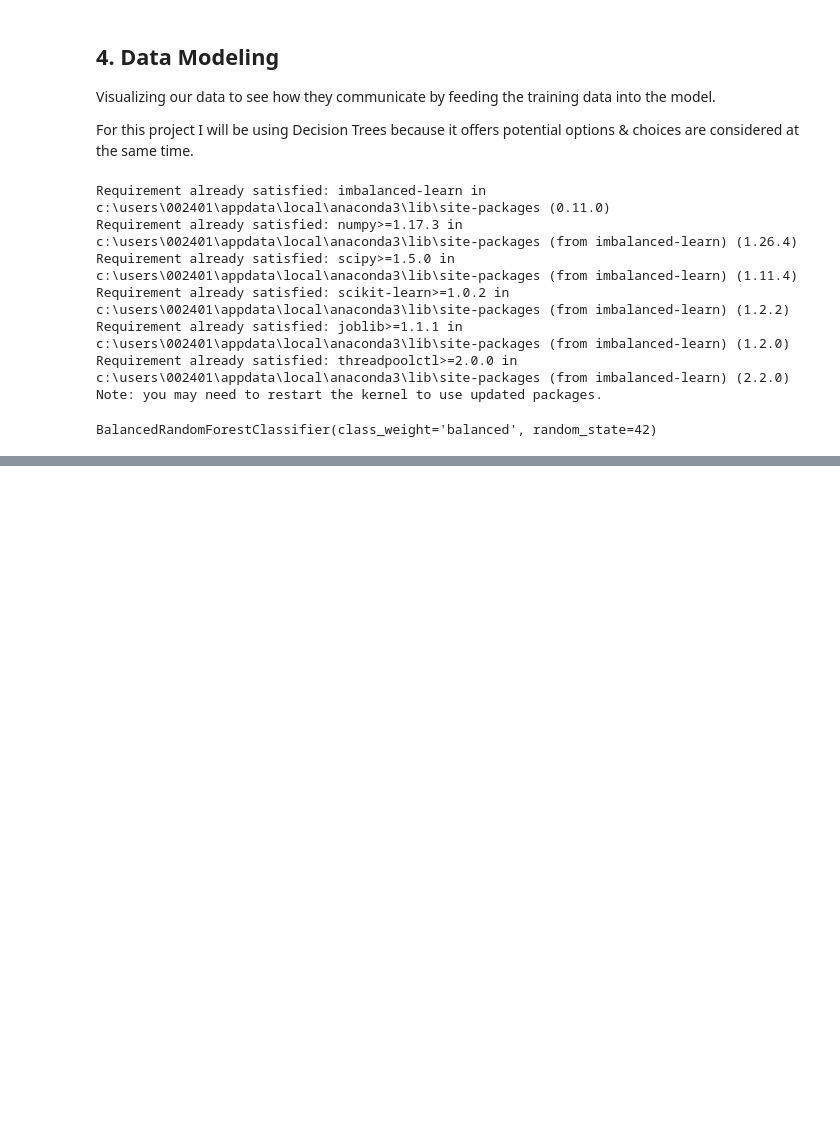
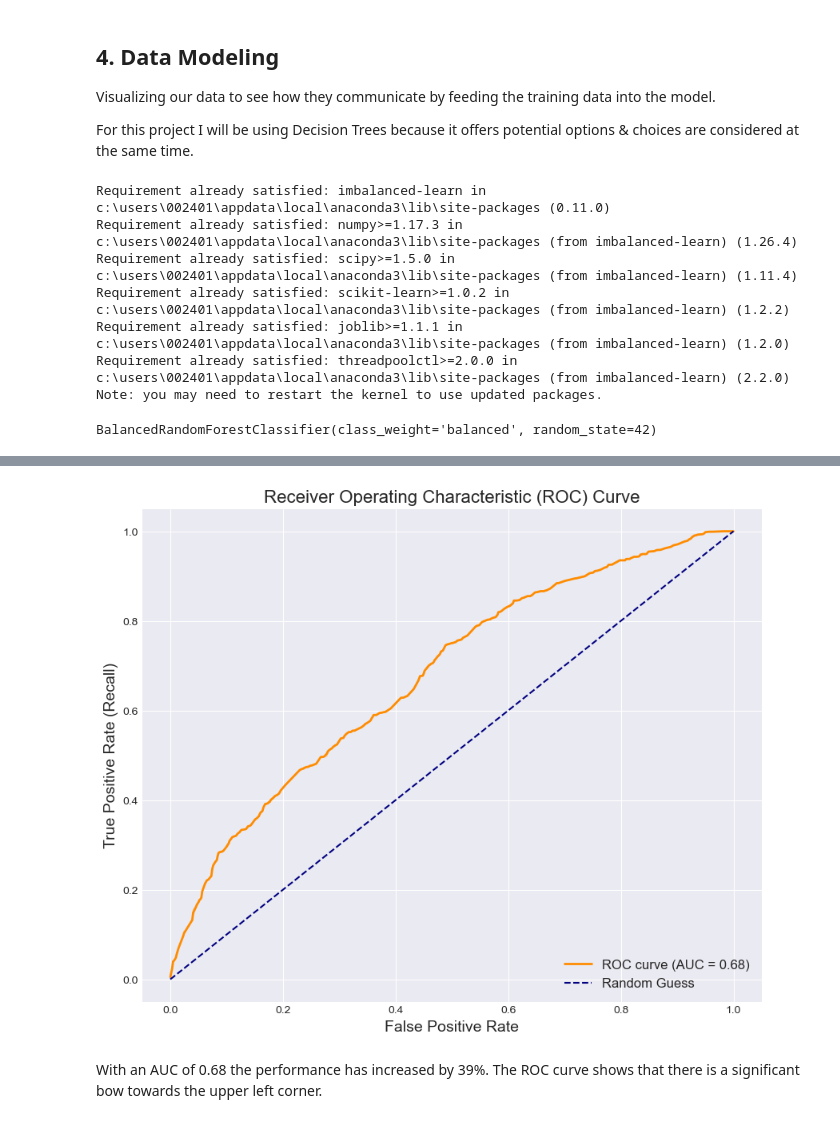
Before and after one commit to mshilacodes/mood-based-movie-recommender, a Jupyter notebook: index.ipynb, the cells around one changed output, grey strips where cells are left out. Drawn from its saved outputs; the diff is of its cells as text; code cells hidden in the pictures; blank space fills up the shorter version.

```diff
--- a/index.ipynb
+++ b/index.ipynb
@@ -725,2 +718,19 @@ plt.show()
+# %%
+plt.figure(figsize=(10, 8))
+sns.lineplot(x=fpr2, y=tpr2, color='darkorange', lw=2, label=f'ROC curve (AUC = {roc_auc2:.2f})')
+plt.plot([0, 1], [0, 1], color='navy', linestyle='--', lw=1.5, label='Random Guess')
+
+# Add labels and title
+plt.xlabel('False Positive Rate', fontsize=14)
+plt.ylabel('True Positive Rate (Recall)', fontsize=14)
+plt.title('Receiver Operating Characteristic (ROC) Curve', fontsize=16)
+plt.legend(loc='lower right', fontsize=12)
+
+# Show plot
+plt.show()
+# %% [output]
+[figure, added]
+# %% [markdown]
+With an AUC of 0.68 the performance has increased by 39%. The ROC curve shows that there is a significant bow towards the upper left corner.
 # %% [markdown]
 ## 6. Conclusion
```
Also changed, not shown: parts of 25 cells of this notebook.
